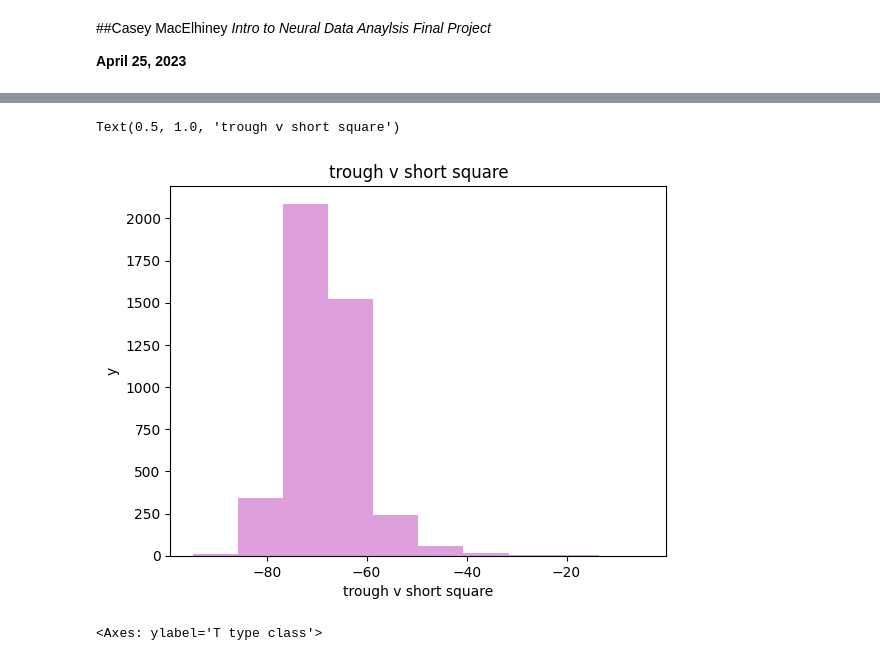
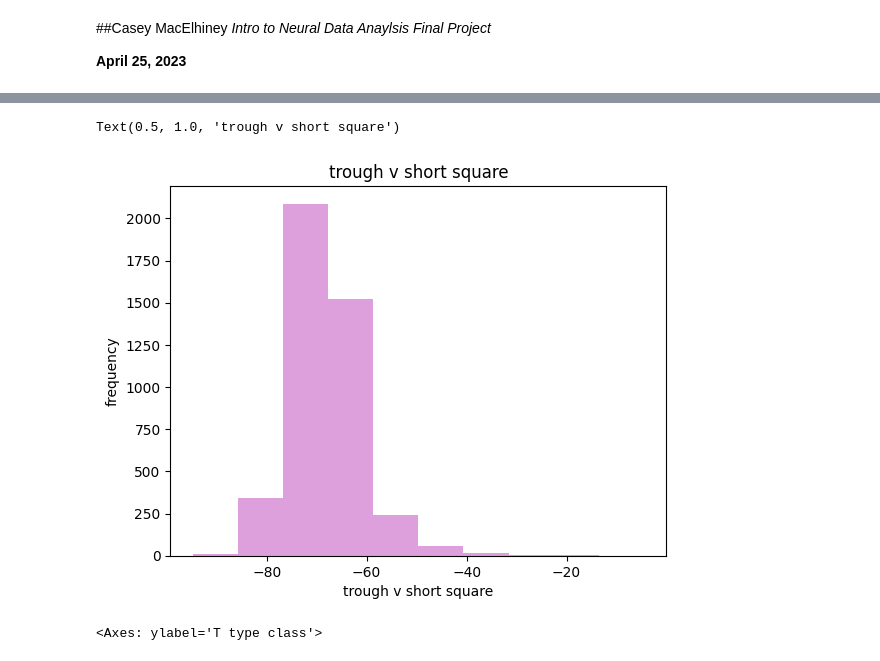
Before and after one commit to caseymacelhiney/neuro265, a Jupyter notebook: final_project.ipynb, the cells around one changed output, grey strips where cells are left out. Drawn from its saved outputs; the diff is of its cells as text; code cells hidden in the pictures.

```diff
--- a/final_project.ipynb
+++ b/final_project.ipynb
@@ -76,11 +46,11 @@ Text(0.5, 1.0, 'trough v long square')
 # %%
 plt.hist(patch_seq.iloc[:,33],color='plum')
 plt.xlabel('trough v short square')
-plt.ylabel('y')
+plt.ylabel('frequency')
 plt.title('trough v short square')
 # %% [output]
 Text(0.5, 1.0, 'trough v short square')
-[figure, old version]
+[figure, new version]
 # %%
 colors = ['aqua','teal']
 patch_seq.iloc[:,2].value_counts().plot(kind='pie',colors=colors, autopct = '%1.0f%%')
```
Also changed, not shown: parts of 7 cells of this notebook.
